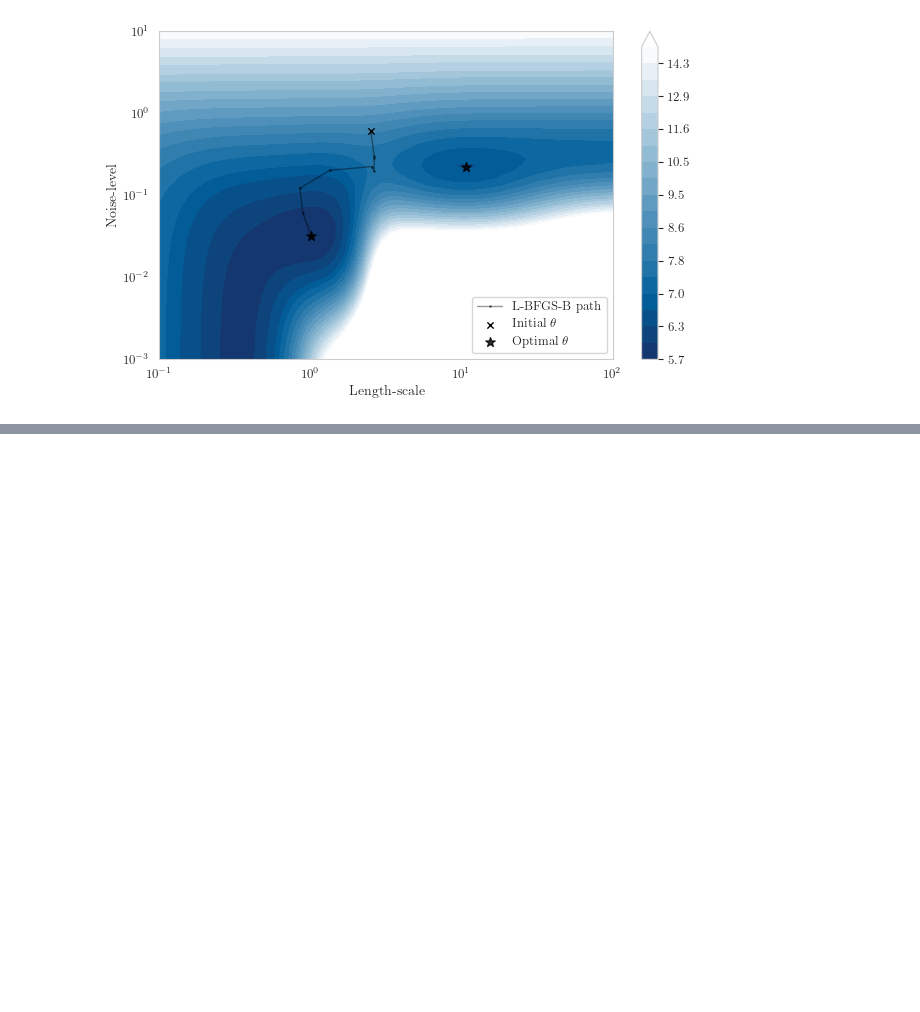
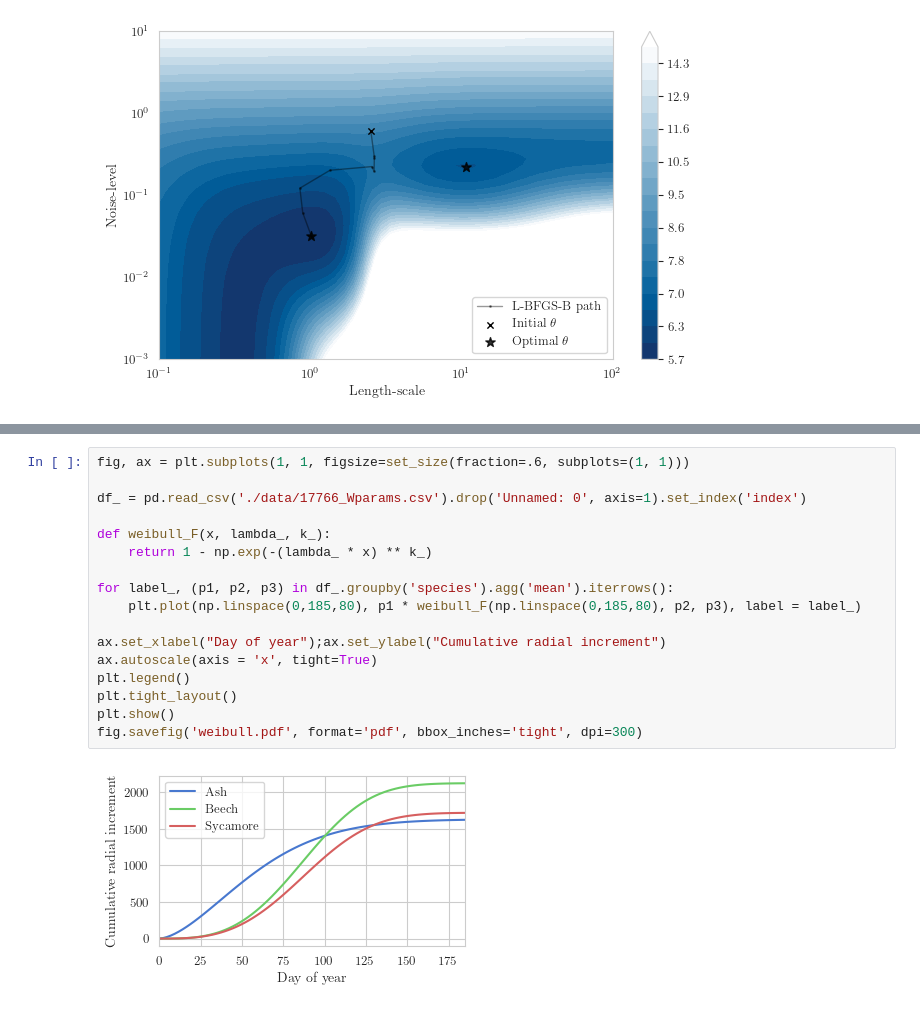
Before and after one commit to ItsNiklas/sparse-gaussian-processes, a Jupyter notebook: plots.ipynb, the cells around one changed output, grey strips where cells are left out. Saved outputs shown, nothing was run; the diff lists cells and outputs as text; blank space fills up the shorter version.

```diff
--- a/plots.ipynb
+++ b/plots.ipynb
@@ -365,0 +389,19 @@ fig.savefig('contourlbfgsb.pdf', format='pdf', bbox_inches='tight', dpi=300)
+# %%
+fig, ax = plt.subplots(1, 1, figsize=set_size(fraction=.6, subplots=(1, 1)))
+
+df_ = pd.read_csv('./data/17766_Wparams.csv').drop('Unnamed: 0', axis=1).set_index('index')
+
+def weibull_F(x, lambda_, k_):
+    return 1 - np.exp(-(lambda_ * x) ** k_)
+
+for label_, (p1, p2, p3) in df_.groupby('species').agg('mean').iterrows():
+    plt.plot(np.linspace(0,185,80), p1 * weibull_F(np.linspace(0,185,80), p2, p3), label = label_)
+
+ax.set_xlabel("Day of year");ax.set_ylabel("Cumulative radial increment")
+ax.autoscale(axis = 'x', tight=True)
+plt.legend()
+plt.tight_layout()
+plt.show()
+fig.savefig('weibull.pdf', format='pdf', bbox_inches='tight', dpi=300)
+# %% [output]
+[figure, added]
```
Also changed, not shown: parts of 5 cells of this notebook, 5 other files.
